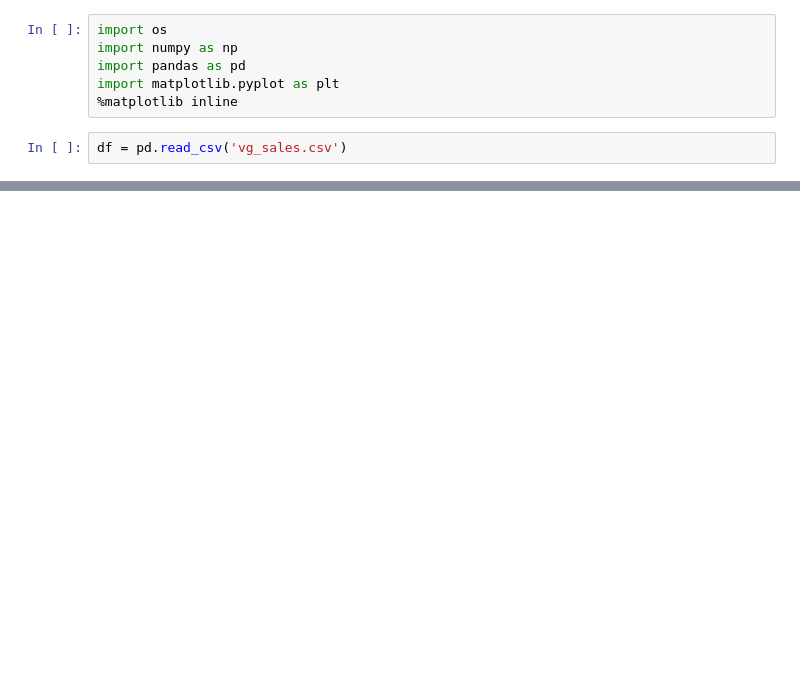
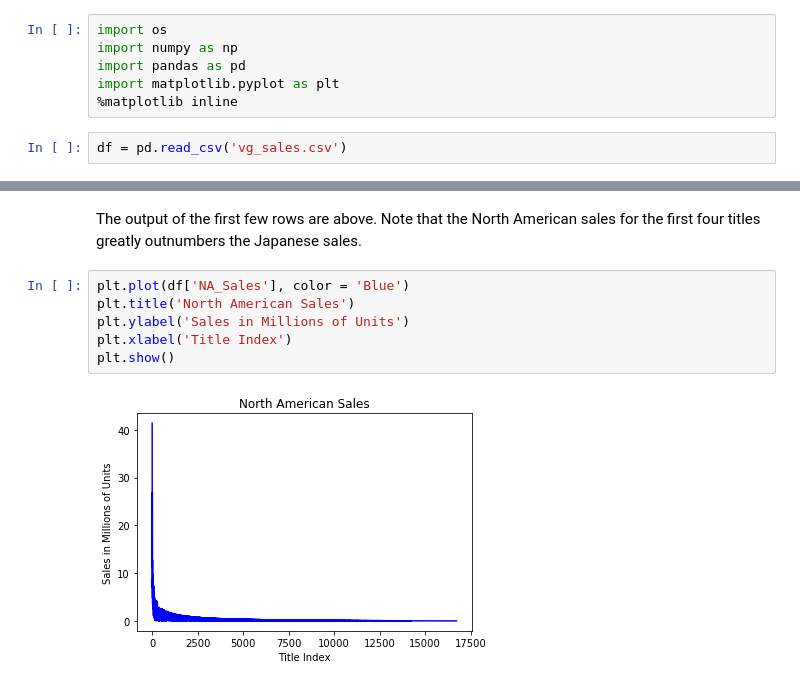
Before and after one commit to lukemlj/VideoGameData, a Jupyter notebook: Video Game Data.ipynb, the cells around one changed output, grey strips where cells are left out. Drawn from its saved outputs; the diff is of its cells as text; blank space fills up the shorter version.

```diff
--- a/Video Game Data.ipynb
+++ b/Video Game Data.ipynb
@@ -15,3 +15,13 @@ df.head()
 | 2 | Mario Kart Wii | Wii | 2008.0 | Racing | Nintendo | 15.68 | 12.76 | 3.79 | 3.29 | ... |
 | 3 | Wii Sports Resort | Wii | 2009.0 | Sports | Nintendo | 15.61 | 10.93 | 3.28 | 2.95 | ... |
 | 4 | Pokemon Red/Pokemon Blue | GB | 1996.0 | Role-Playing | Nintendo | 11.27 | 8.89 | 10.22 | 1.00 | ... |
+# %% [markdown]
+The output of the first few rows are above. Note that the North American sales for the first four titles greatly outnumbers the Japanese sales.
+# %%
+plt.plot(df['NA_Sales'], color = 'Blue')
+plt.title('North American Sales')
+plt.ylabel('Sales in Millions of Units')
+plt.xlabel('Title Index')
+plt.show()
+# %% [output]
+[figure, added]
```
Also changed, not shown: parts of 8 cells of this notebook.
